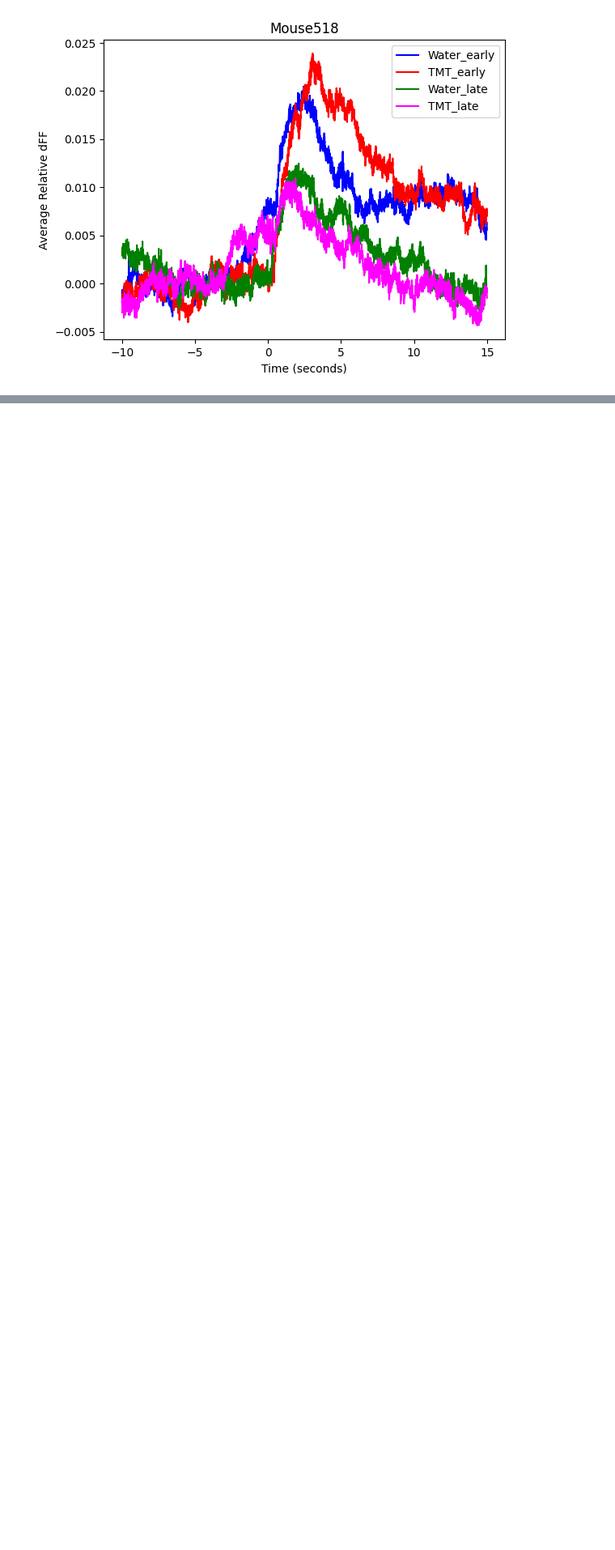
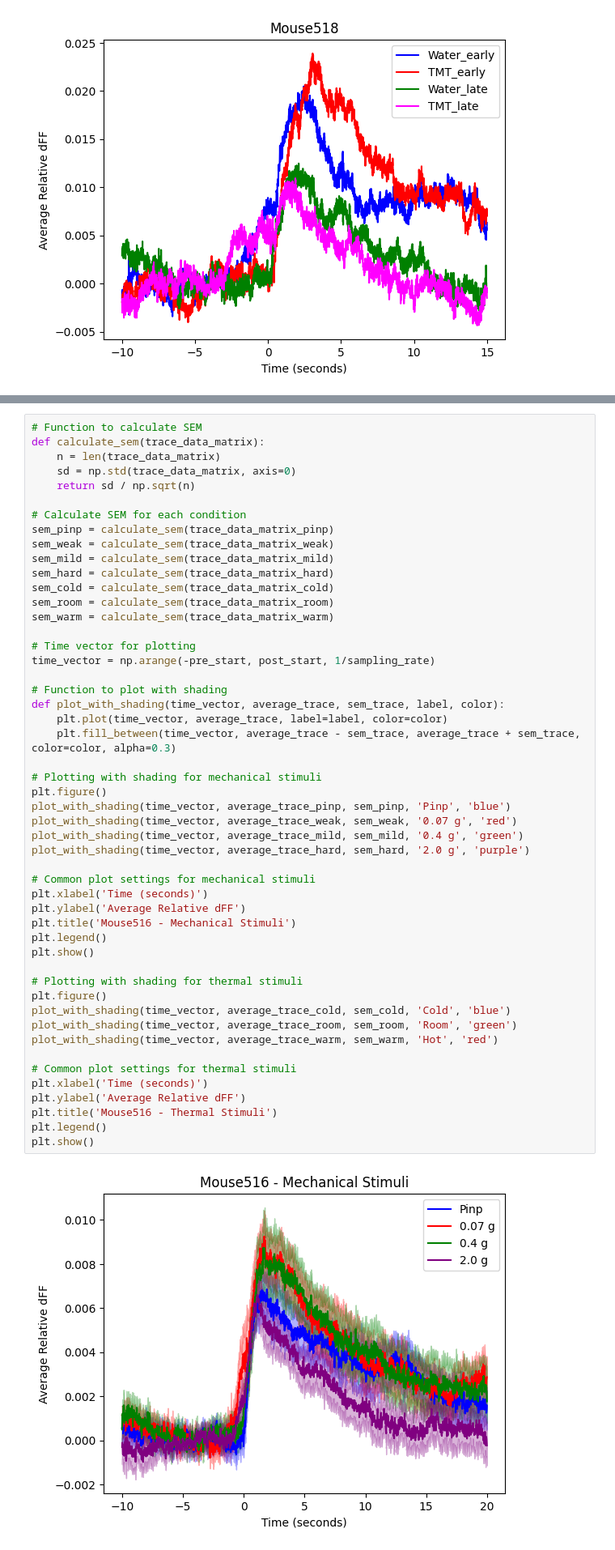
Before and after one commit to MagM00/nevian_lab, a Jupyter notebook: sensory_stim_analysis/sens_FP_analysis-617_618.ipynb, the cells around one changed output, grey strips where cells are left out. Shown at 81% size. Cells and saved outputs as stored; diff of their text form; blank space fills up the shorter version.

```diff
--- a/sensory_stim_analysis/sens_FP_analysis-617_618.ipynb
+++ b/sensory_stim_analysis/sens_FP_analysis-617_618.ipynb
@@ -1006,0 +1056,52 @@ index: (array([1418, 1548, 2848, 2978], dtype=int64),)
+# %%
+# Function to calculate SEM
+def calculate_sem(trace_data_matrix):
+    n = len(trace_data_matrix)
+    sd = np.std(trace_data_matrix, axis=0)
+    return sd / np.sqrt(n)
+
+# Calculate SEM for each condition
+sem_pinp = calculate_sem(trace_data_matrix_pinp)
+sem_weak = calculate_sem(trace_data_matrix_weak)
+sem_mild = calculate_sem(trace_data_matrix_mild)
+sem_hard = calculate_sem(trace_data_matrix_hard)
+sem_cold = calculate_sem(trace_data_matrix_cold)
+sem_room = calculate_sem(trace_data_matrix_room)
+sem_warm = calculate_sem(trace_data_matrix_warm)
+
+# Time vector for plotting
+time_vector = np.arange(-pre_start, post_start, 1/sampling_rate)
+
+# Function to plot with shading
+def plot_with_shading(time_vector, average_trace, sem_trace, label, color):
+    plt.plot(time_vector, average_trace, label=label, color=color)
+    plt.fill_between(time_vector, average_trace - sem_trace, average_trace + sem_trace, color=color, alpha=0.3)
+
+# Plotting with shading for mechanical stimuli
+plt.figure()
+plot_with_shading(time_vector, average_trace_pinp, sem_pinp, 'Pinp', 'blue')
+plot_with_shading(time_vector, average_trace_weak, sem_weak, '0.07 g', 'red')
+plot_with_shading(time_vector, average_trace_mild, sem_mild, '0.4 g', 'green')
+plot_with_shading(time_vector, average_trace_hard, sem_hard, '2.0 g', 'purple')
+
+# Common plot settings for mechanical stimuli
+plt.xlabel('Time (seconds)')
+plt.ylabel('Average Relative dFF')
+plt.title('Mouse516 - Mechanical Stimuli')
+plt.legend()
+plt.show()
+
+# Plotting with shading for thermal stimuli
+plt.figure()
+plot_with_shading(time_vector, average_trace_cold, sem_cold, 'Cold', 'blue')
+plot_with_shading(time_vector, average_trace_room, sem_room, 'Room', 'green')
+plot_with_shading(time_vector, average_trace_warm, sem_warm, 'Hot', 'red')
+
+# Common plot settings for thermal stimuli
+plt.xlabel('Time (seconds)')
+plt.ylabel('Average Relative dFF')
+plt.title('Mouse516 - Thermal Stimuli')
+plt.legend()
+plt.show()
+# %% [output]
+[figure, added]
```
Also changed, not shown: parts of 6 cells of this notebook.
